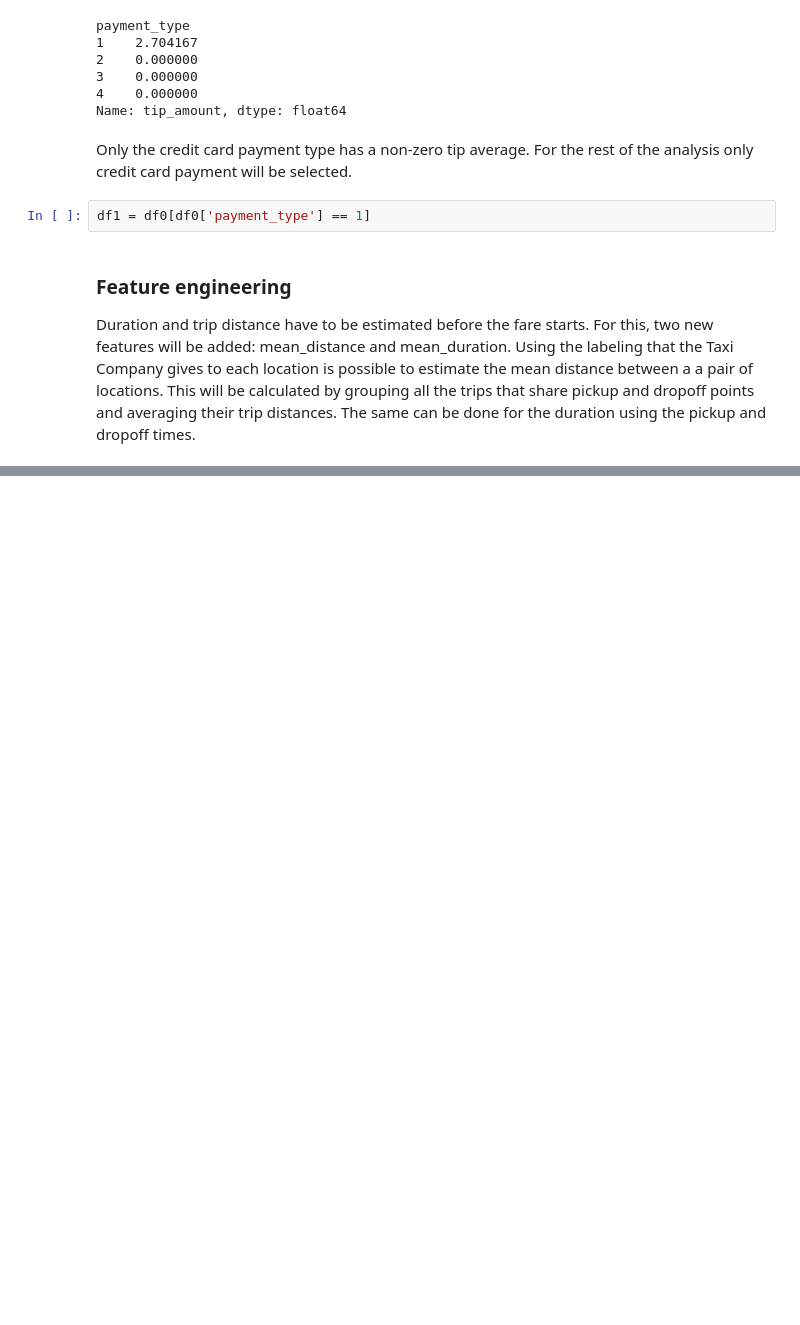
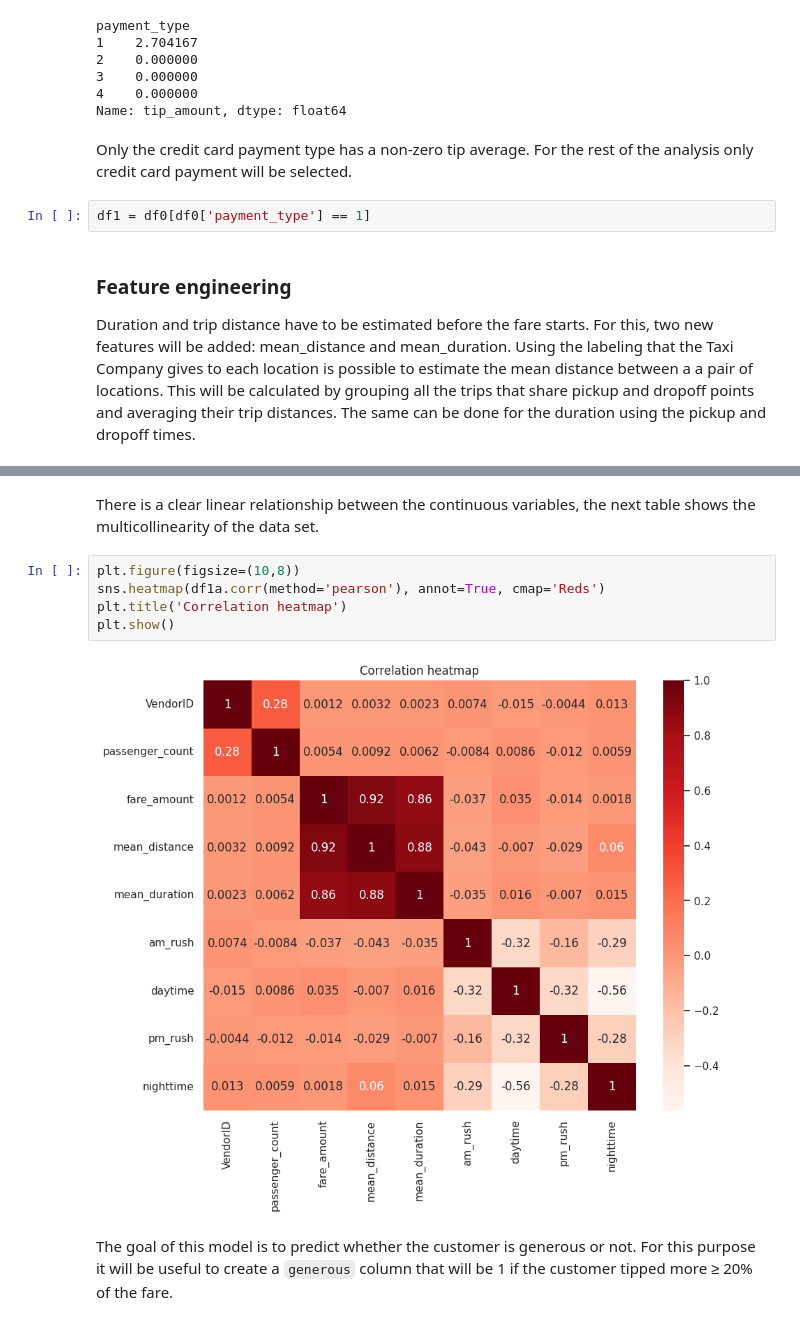
Before and after one commit to jiug/ML-model-to-predict-generous-customers, a Jupyter notebook: ML model to predict generous customers.ipynb, the cells around one changed output, grey strips where cells are left out. Drawn from its saved outputs; the diff is of its cells as text; blank space fills up the shorter version.

```diff
--- a/ML model to predict generous customers.ipynb
+++ b/ML model to predict generous customers.ipynb
@@ -205,0 +472,11 @@ Duration and trip distance have to be estimated before the fare starts. For this
+# %% [markdown]
+There is a clear linear relationship between the continuous variables, the next table shows the multicollinearity of the data set.
+# %%
+plt.figure(figsize=(10,8))
+sns.heatmap(df1a.corr(method='pearson'), annot=True, cmap='Reds')
+plt.title('Correlation heatmap')
+plt.show()
+# %% [output]
+[figure, added]
+# %% [markdown]
+The goal of this model is to predict whether the customer is generous or not. For this purpose it will be useful to create a `generous` column that will be 1 if the customer tipped more ≥ 20% of the fare.
```
Also changed, not shown: parts of 26 cells of this notebook.
